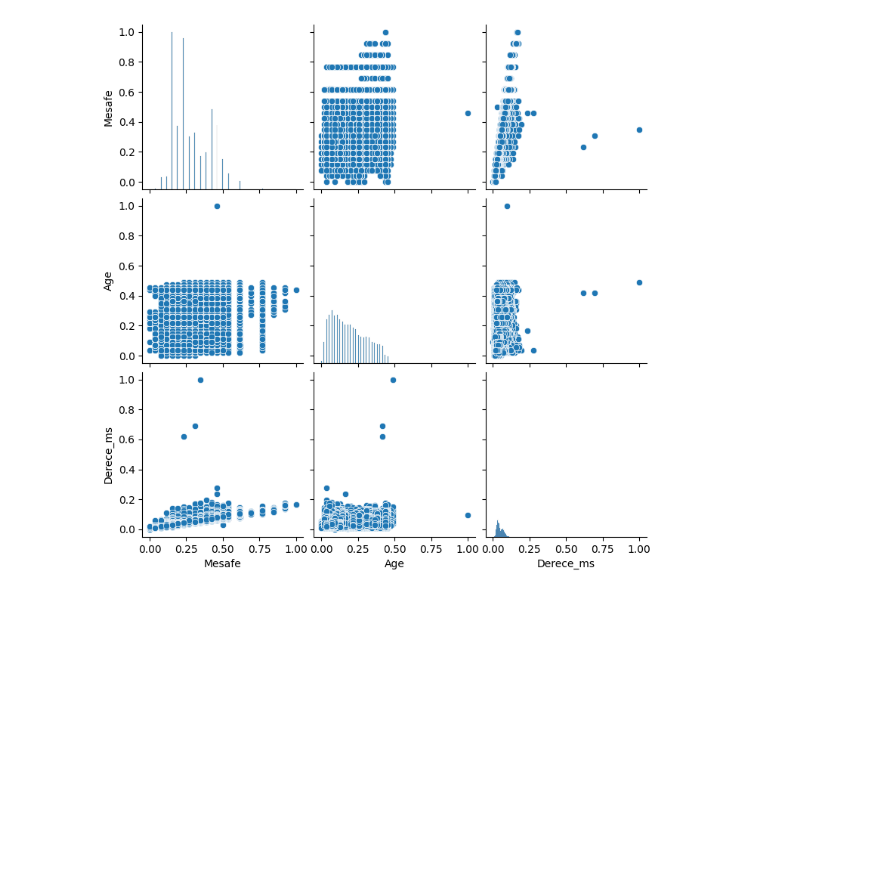
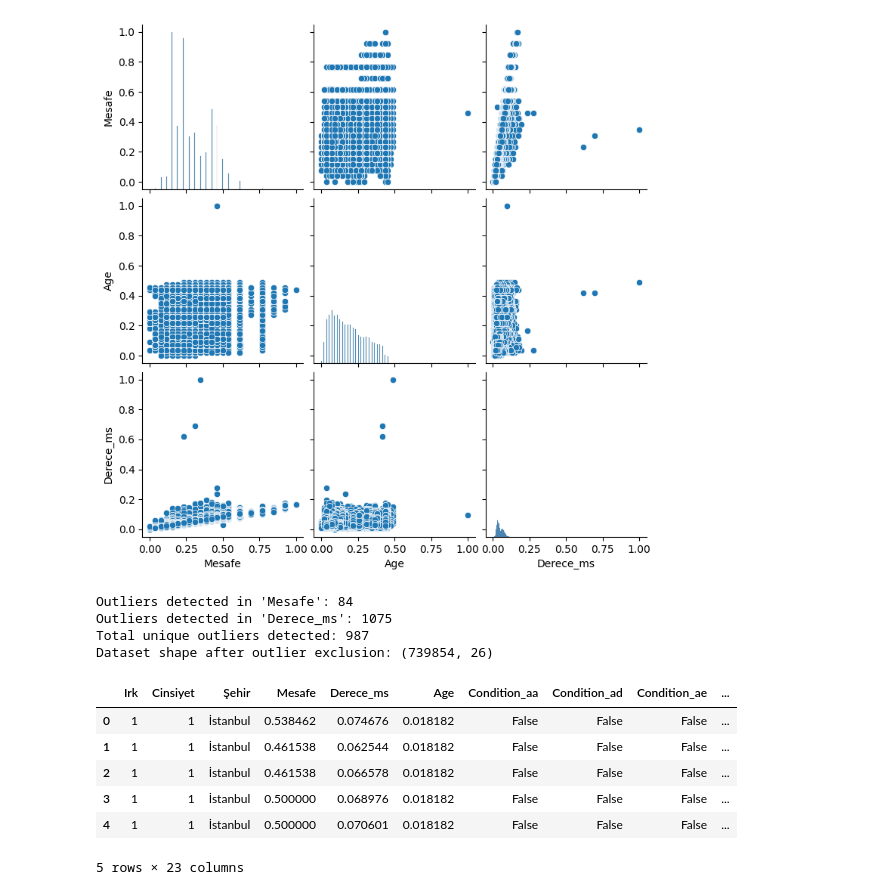
Before and after one commit to SeeknnDestroy/web-scraper, a Jupyter notebook: training.ipynb, the cells around one changed output. Drawn from its saved outputs; the diff is of its cells as text; code cells hidden in the pictures; blank space fills up the shorter version.

```diff
--- a/training.ipynb
+++ b/training.ipynb
@@ -207,3 +196,37 @@ plt.show()
 # %% [output]
 [figure]
 [figure]
+# %%
+import numpy as np
+
+# Function to detect outliers using IQR
+def detect_outliers_iqr(df, feature):
+    Q1 = np.percentile(df[feature], 25)
+    Q3 = np.percentile(df[feature], 75)
+    IQR = Q3 - Q1
+    lower_bound = Q1 - 1.5 * IQR
+    upper_bound = Q3 + 1.5 * IQR
+    return df[(df[feature] < lower_bound) | (df[feature] > upper_bound)]
+
+# Detect outliers in "Mesafe" and "Derece_ms"
+outliers_mesafe = detect_outliers_iqr(df_encoded, 'Mesafe')
+outliers_derece = detect_outliers_iqr(df_encoded, 'Derece_ms')
+
+# Combine detected outliers for exclusion
+outliers_combined = pd.concat([outliers_mesafe, outliers_derece]).drop_duplicates()
+
+# Display the number of outliers detected
+print(f"Outliers detected in 'Mesafe': {len(outliers_mesafe)}")
+print(f"Outliers detected in 'Derece_ms': {len(outliers_derece)}")
+print(f"Total unique outliers detected: {len(outliers_combined)}")
+
+# Exclude outliers from the dataset
+df_no_outliers = df_encoded.drop(outliers_combined.index)
+
+# Display the shape of the dataset after excluding outliers
+print(f"Dataset shape after outlier exclusion: {df_no_outliers.shape}")
+# %% [output]
+Outliers detected in 'Mesafe': 84
+Outliers detected in 'Derece_ms': 1075
+Total unique outliers detected: 987
+Dataset shape after outlier exclusion: (739854, 26)
@@ -209,0 +239,10 @@ plt.show()
+# %%
+df_final.head()
+# %% [output]
+|  | Irk | Cinsiyet | Şehir | Mesafe | Derece_ms | Age | Condition_aa | Condition_ad | Condition_ae | ... |
+| 0 | 1 | 1 | İstanbul | 0.538462 | 0.074676 | 0.018182 | False | False | False | ... |
+| 1 | 1 | 1 | İstanbul | 0.461538 | 0.062544 | 0.018182 | False | False | False | ... |
+| 2 | 1 | 1 | İstanbul | 0.461538 | 0.066578 | 0.018182 | False | False | False | ... |
+| 3 | 1 | 1 | İstanbul | 0.500000 | 0.068976 | 0.018182 | False | False | False | ... |
+| 4 | 1 | 1 | İstanbul | 0.500000 | 0.070601 | 0.018182 | False | False | False | ... |
+5 rows × 23 columns
```
Also changed, not shown: parts of 3 cells of this notebook, 3 other files.
